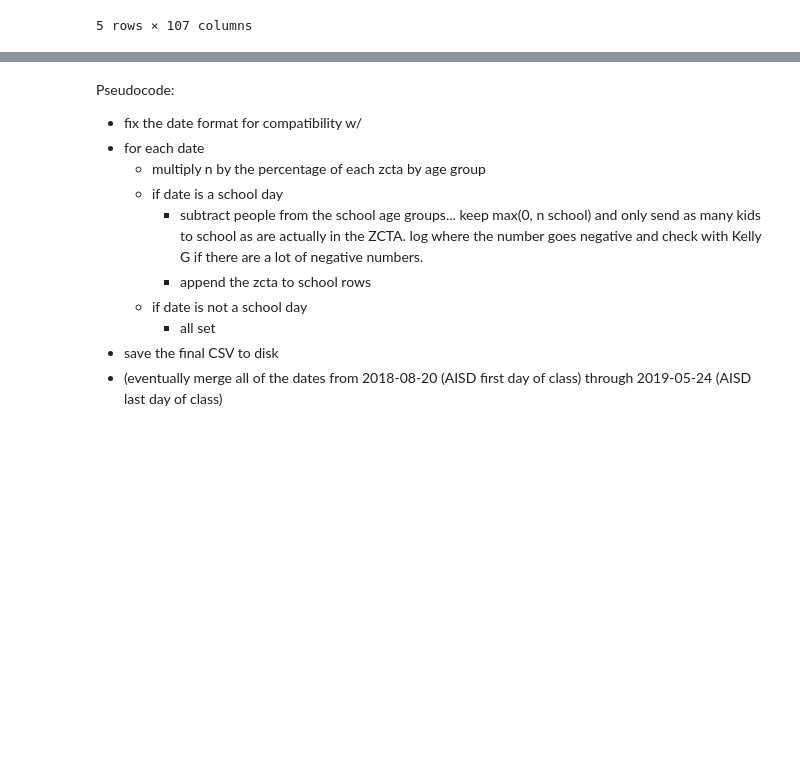
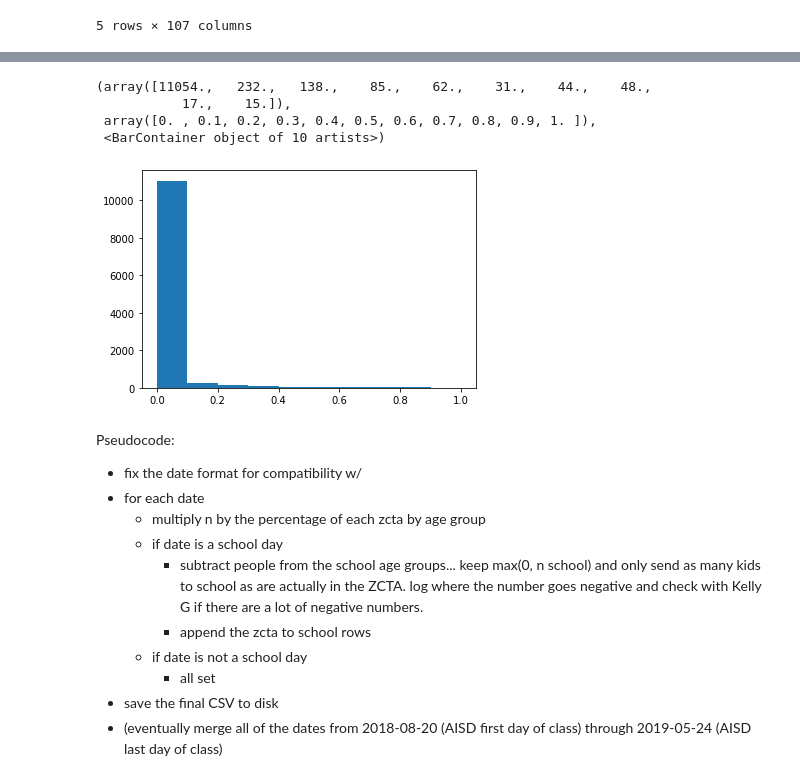
Before and after one commit to bhollo0329/epimodels, a Jupyter notebook: notebooks/AustinGranularModel/DataIntegration/AGMDataIntegration.ipynb, the cells around one changed output, grey strips where cells are left out. Saved outputs shown, nothing was run; the diff lists cells and outputs as text; code cells hidden in the pictures; blank space fills up the shorter version.

```diff
--- a/notebooks/AustinGranularModel/DataIntegration/AGMDataIntegration.ipynb
+++ b/notebooks/AustinGranularModel/DataIntegration/AGMDataIntegration.ipynb
@@ -875,0 +1098,10 @@ example_long.head()
+# %%
+example_week = pd.merge(
+    example_week,
+    example_week_source_pop,
+    on=['source_zip', 'year', 'date'],
+    how='left',
+    suffixes=['_travel', '_source']
+)
+# %%
+example_week['pct_travel'] = example_week['n_travel'] / example_week['n_source']
@@ -876,3 +1119,11 @@ example_long.head()
+# %%
+plt.hist(example_week['pct_travel'])
+# %% [output]
+(array([11054.,   232.,   138.,    85.,    62.,    31.,    44.,    48.,
+           17.,    15.]),
+ array([0. , 0.1, 0.2, 0.3, 0.4, 0.5, 0.6, 0.7, 0.8, 0.9, 1. ]),
+ <BarContainer object of 10 artists>)
+[figure, added]
 # %% [markdown]
 Pseudocode:
 - fix the date format for compatibility w/
```
Also changed, not shown: parts of 65 cells of this notebook, 3 other files.
